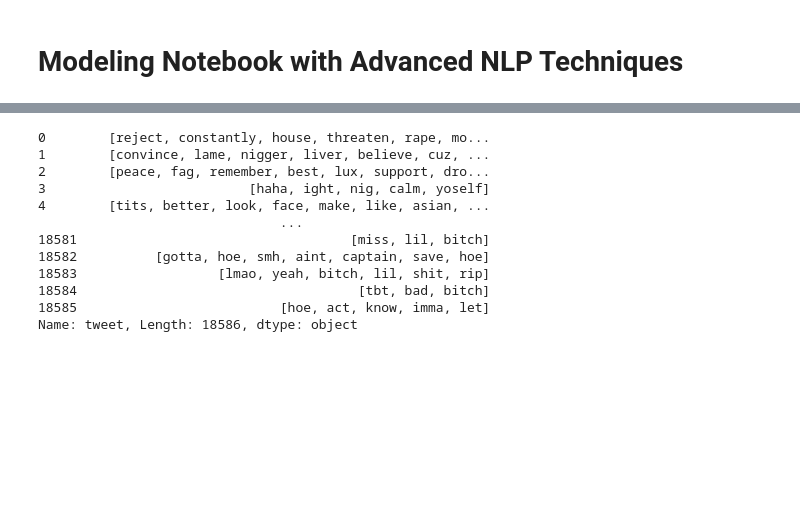
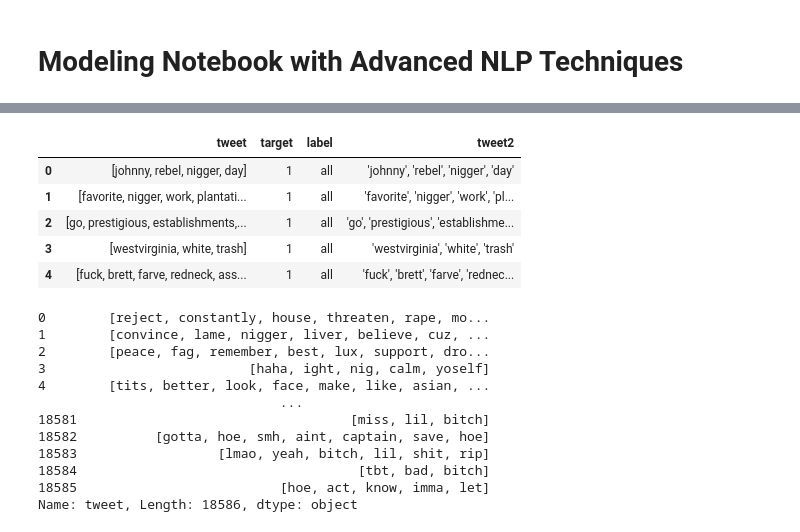
Before and after one commit to datascisteven/Automated-Hate-Tweet-Detection, a Jupyter notebook: notebooks/modeling2.ipynb, the cells around one changed output, grey strips where cells are left out. Cells and saved outputs as stored; diff of their text form; code cells hidden in the pictures; blank space fills up the shorter version.

```diff
--- a/notebooks/modeling2.ipynb
+++ b/notebooks/modeling2.ipynb
@@ -56,0 +49,10 @@ val.loc[val.target == 0, 'target2'] = 'Not_Hate'
+# %%
+test['tweet2'] = test.tweet.apply(lambda x: str(x)[1:-1])
+test.head()
+# %% [output]
+|  | tweet | target | label | tweet2 |
+| 0 | [johnny, rebel, nigger, day] | 1 | all | 'johnny', 'rebel', 'nigger', 'day' |
+| 1 | [favorite, nigger, work, plantati... | 1 | all | 'favorite', 'nigger', 'work', 'pl... |
+| 2 | [go, prestigious, establishments,... | 1 | all | 'go', 'prestigious', 'establishme... |
+| 3 | [westvirginia, white, trash] | 1 | all | 'westvirginia', 'white', 'trash' |
+| 4 | [fuck, brett, farve, redneck, ass... | 1 | all | 'fuck', 'brett', 'farve', 'rednec... |
```
Also changed, not shown: parts of 10 cells of this notebook, 3 other files.
